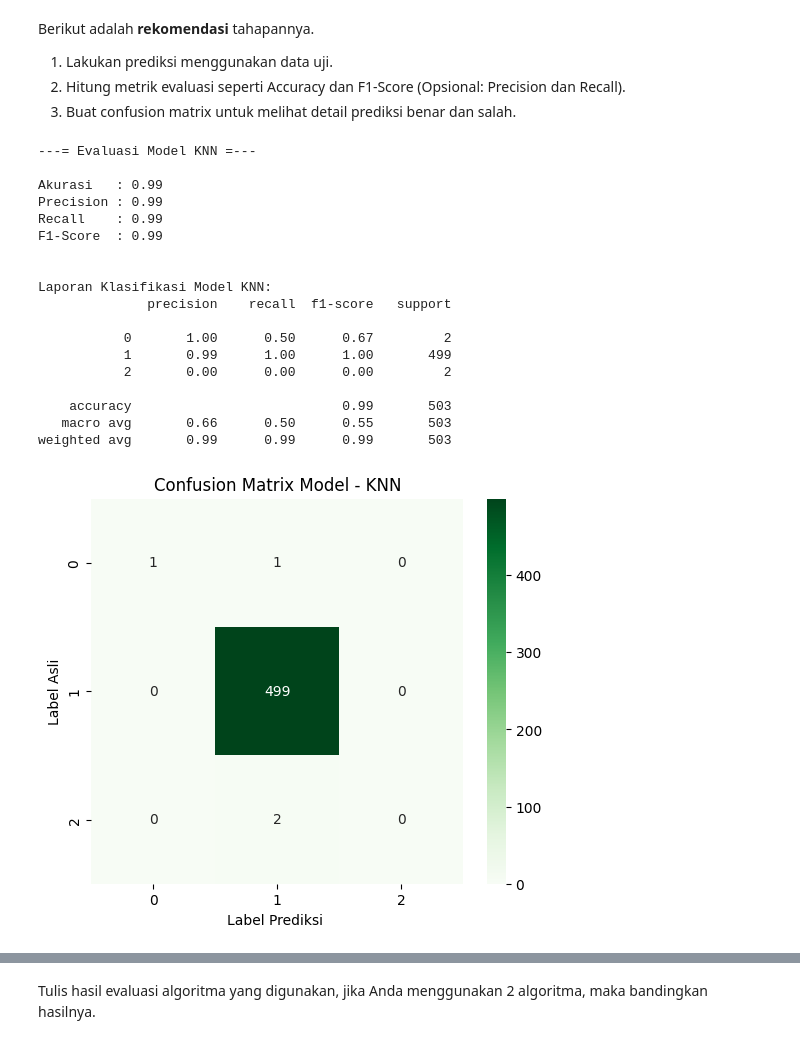
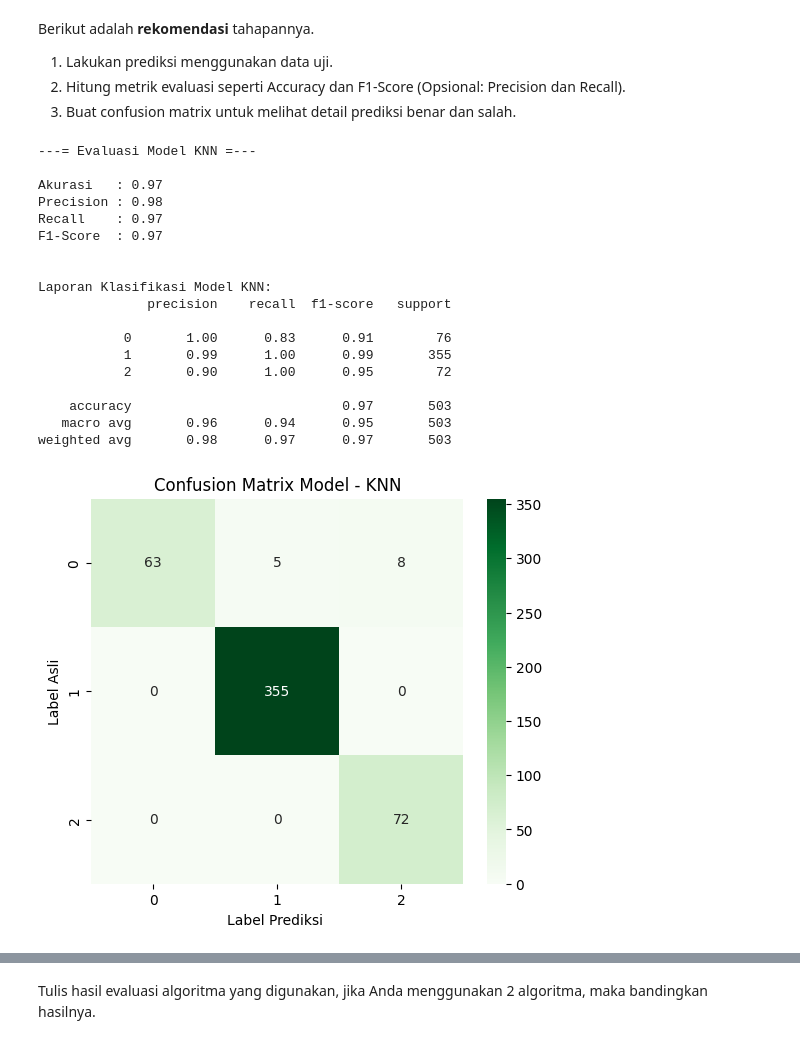
Before and after one commit to ThirafiQaedi/dicoding_BMLP_final, a Jupyter notebook: [Klasifikasi]_Submission_Akhir_BMLP_Thirafi.ipynb, the cells around one changed output, grey strips where cells are left out. Drawn from its saved outputs; the diff is of its cells as text; code cells hidden in the pictures.

```diff
--- a/[Klasifikasi]_Submission_Akhir_BMLP_Thirafi.ipynb
+++ b/[Klasifikasi]_Submission_Akhir_BMLP_Thirafi.ipynb
@@ -98,7 +98,7 @@ Tahap Data Splitting bertujuan untuk memisahkan dataset menjadi dua bagian: data
 # %%
 # Memisahkan fitur X dan target y
 X = dataset_df[['TransactionAmount', 'CustomerAge', 'TransactionDuration', 'LoginAttempts', 'AccountBalance', 'TransactionType_Debit']]
-y = dataset_df['Cluster_PCA']  # Label cluster sebagai target
+y = dataset_df['Cluster']  # Label cluster sebagai target
 
 # Split data menjadi set pelatihan dan set uji
 X_train, X_test, y_train, y_test = train_test_split(X, y, test_size=0.2, random_state=42)
@@ -160,7 +159,7 @@ Berikut adalah **rekomendasi** tahapannya.
 3. Buat confusion matrix untuk melihat detail prediksi benar dan salah.
 # %%
 # pembuatan function untuk evaluasi model
-def evaluasi_model(model, X_test, y_test, nama_model):
+def evaluasi_model(model, X_test, nama_model, y_test):
     # Membuat Prediksi
     y_pred = model.predict(X_test)
 
@@ -176,18 +175,18 @@ def evaluasi_model(model, X_test, y_test, nama_model):
     print(f"Akurasi   : {akurasi_s:.2f}")
     print(f"Precision : {precision_s:.2f}")
     print(f"Recall    : {recall_s:.2f}")
-    print(f"F1-Score  : {f1_s:.2f}\n\n")
+    print(f"F1-Score  : {f1_s:.2f}\n")
 
 
 
     # Menampilkan laporan Klasifikasi
-    print(f"Laporan Klasifikasi Model {nama_model}:")
+    print(f"\nLaporan Klasifikasi Model {nama_model}:")
     print(classification_report(y_test, y_pred))
 
 
 
 # Membuat function Plot heatmap Confusion Matrix
-def heatMap_Confusion_Matrix(model, X_test, y_test, nama_model):
+def heatMap_Confusion_Matrix(model, nama_model , X_test, y_test):
     y_pred = model.predict(X_test)
 
     confusion_mat = confusion_matrix(y_test, y_pred)
@@ -199,29 +198,29 @@ def heatMap_Confusion_Matrix(model, X_test, y_test, nama_model):
     plt.show()
 # %%
 # evaluasi untuk model KNN
-evaluasi_model(knn, X_test, y_test, "KNN")
+evaluasi_model(knn, X_test, "KNN", y_test)
 # %% [output]
 ---= Evaluasi Model KNN =---
 
-Akurasi   : 0.99
-Precision : 0.99
-Recall    : 0.99
-F1-Score  : 0.99
+Akurasi   : 0.97
+Precision : 0.98
+Recall    : 0.97
+F1-Score  : 0.97
 
 
 Laporan Klasifikasi Model KNN:
               precision    recall  f1-score   support
 
-           0       1.00      0.50      0.67         2
-           1       0.99      1.00      1.00       499
-           2       0.00      0.00      0.00         2
+           0       1.00      0.83      0.91        76
+           1       0.99      1.00      0.99       355
+           2       0.90      1.00      0.95        72
 
-    accuracy                           0.99       503
-   macro avg       0.66      0.50      0.55       503
-weighted avg       0.99      0.99      0.99       503
+    accuracy                           0.97       503
+   macro avg       0.96      0.94      0.95       503
+weighted avg       0.98      0.97      0.97       503
 # %%
-heatMap_Confusion_Matrix(knn, X_test, y_test, "KNN")
+heatMap_Confusion_Matrix(knn, "KNN", X_test, y_test)
 # %% [output]
-[figure, old version]
+[figure, new version]
 # %%
 # evaluasi untuk model decicion tree
```
Also changed, not shown: parts of 8 cells of this notebook.
